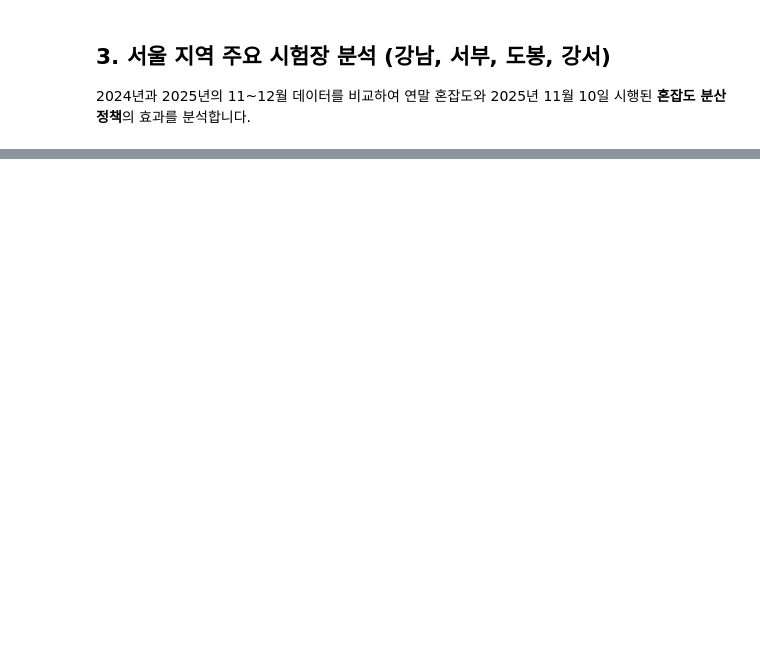
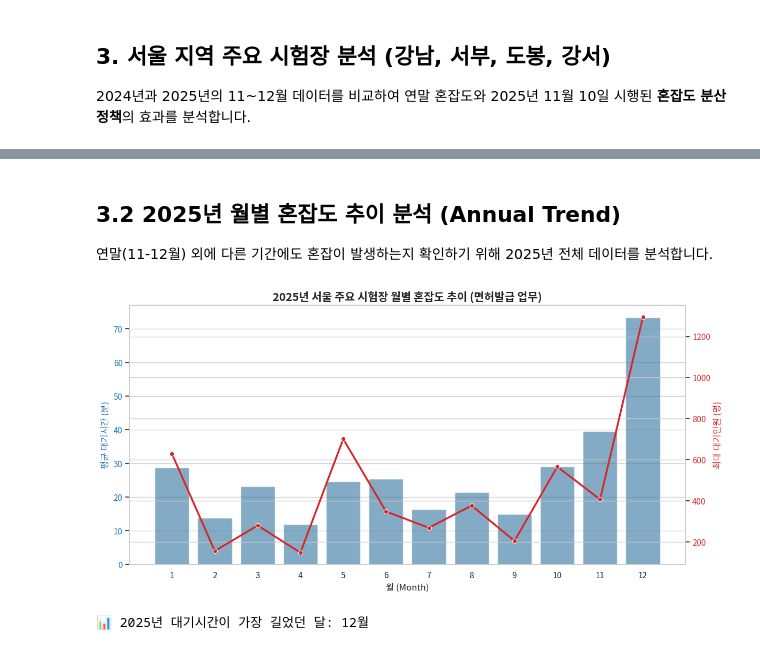
Before and after one commit to KnellBalm/Access_Analysis, a Jupyter notebook: KoRoad_Kiosk_Access.ipynb, the cells around one changed output, grey strips where cells are left out. Drawn from its saved outputs; the diff is of its cells as text; code cells hidden in the pictures; blank space fills up the shorter version.

```diff
--- a/KoRoad_Kiosk_Access.ipynb
+++ b/KoRoad_Kiosk_Access.ipynb
@@ -150,0 +226,42 @@ daily_stats.head()
+# %% [markdown]
+## 3.2 2025년 월별 혼잡도 추이 분석 (Annual Trend)
+연말(11-12월) 외에 다른 기간에도 혼잡이 발생하는지 확인하기 위해 2025년 전체 데이터를 분석합니다.
+# %%
+# 2025년 전체 데이터 추출 (업무군: 면허발급)
+df_2025_full = df[(df['branch_nm'].isin(seoul_branches)) & (df['task_nm'] == '면허발급')].copy()
+df_2025_full['task_ymd'] = pd.to_datetime(df_2025_full['task_ymd'])
+df_2025_full = df_2025_full[df_2025_full['task_ymd'].dt.year == 2025].copy()
+df_2025_full['month'] = df_2025_full['task_ymd'].dt.month
+
+# 월별 평균 대기시간 및 최대 대기인원 집계
+monthly_stats = df_2025_full.groupby('month').agg({
+    'delay_sec': 'mean',
+    'standby_cnt': 'max'
+}).reset_index()
+monthly_stats['delay_min'] = monthly_stats['delay_sec'] / 60
+
+# 월별 추이 시각화
+fig, ax1 = plt.subplots(figsize=(12, 6))
+
+color = 'tab:blue'
+ax1.set_xlabel('월 (Month)')
+ax1.set_ylabel('평균 대기시간 (분)', color=color)
+sns.barplot(data=monthly_stats, x='month', y='delay_min', ax=ax1, color=color, alpha=0.6)
+ax1.tick_params(axis='y', labelcolor=color)
+
+ax2 = ax1.twinx()
+color = 'tab:red'
+ax2.set_ylabel('최대 대기인원 (명)', color=color)
+sns.lineplot(data=monthly_stats, x=monthly_stats.index, y='standby_cnt', marker='o', ax=ax2, color=color, linewidth=2.5)
+ax2.tick_params(axis='y', labelcolor=color)
+
+plt.title('2025년 서울 주요 시험장 월별 혼잡도 추이 (면허발급 업무)', fontsize=15, fontweight='bold')
+fig.tight_layout()
+plt.show()
+
+# 인사이트 출력
+peak_month = monthly_stats.loc[monthly_stats['delay_min'].idxmax(), 'month']
+print(f"📊 2025년 대기시간이 가장 길었던 달: {peak_month:.0f}월")
+# %% [output]
+[figure, added]
+📊 2025년 대기시간이 가장 길었던 달: 12월
```
Also changed, not shown: parts of 17 cells of this notebook, 2 other files.
